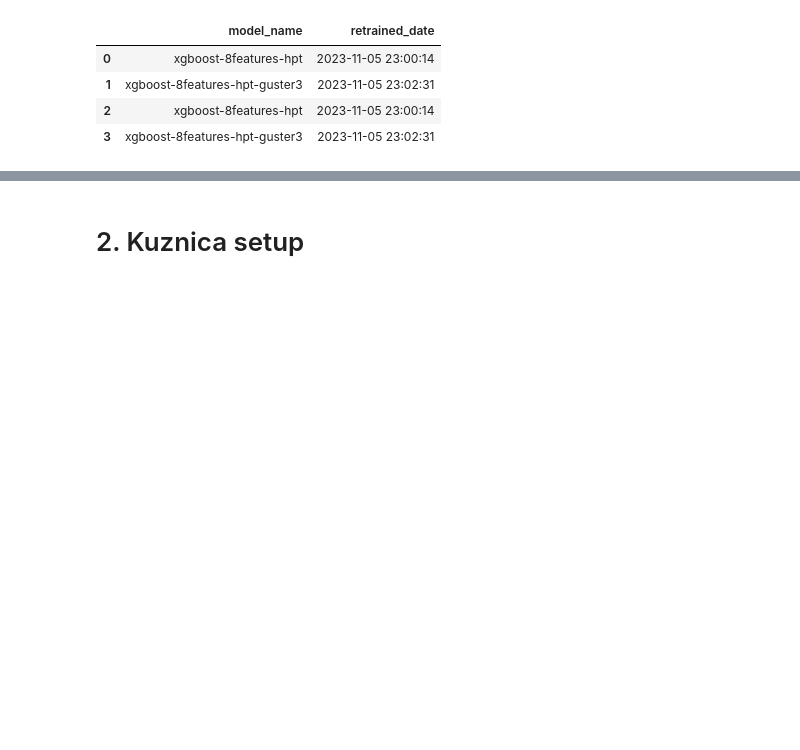
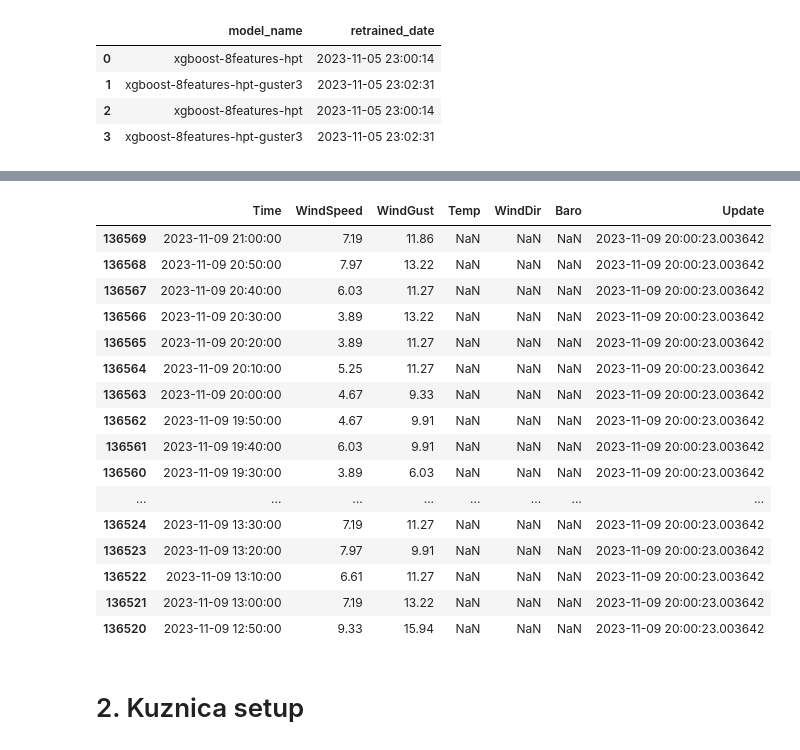
Before and after one commit to KrystianPi/WindPRO, a Jupyter notebook: notebooks/eda.ipynb, the cells around one changed output, grey strips where cells are left out. Saved outputs shown, nothing was run; the diff lists cells and outputs as text; code cells hidden in the pictures; blank space fills up the shorter version.

```diff
--- a/notebooks/eda.ipynb
+++ b/notebooks/eda.ipynb
@@ -74,3 +74,23 @@ Timestamp('2023-11-07 20:30:00')
+# %%
+df_m.sort_values(by='Time', ascending=False).head(50)
+# %% [output]
+|  | Time | WindSpeed | WindGust | Temp | WindDir | Baro | Update |
+| 136569 | 2023-11-09 21:00:00 | 7.19 | 11.86 | NaN | NaN | NaN | 2023-11-09 20:00:23.003642 |
+| 136568 | 2023-11-09 20:50:00 | 7.97 | 13.22 | NaN | NaN | NaN | 2023-11-09 20:00:23.003642 |
+| 136567 | 2023-11-09 20:40:00 | 6.03 | 11.27 | NaN | NaN | NaN | 2023-11-09 20:00:23.003642 |
+| 136566 | 2023-11-09 20:30:00 | 3.89 | 13.22 | NaN | NaN | NaN | 2023-11-09 20:00:23.003642 |
+| 136565 | 2023-11-09 20:20:00 | 3.89 | 11.27 | NaN | NaN | NaN | 2023-11-09 20:00:23.003642 |
+| 136564 | 2023-11-09 20:10:00 | 5.25 | 11.27 | NaN | NaN | NaN | 2023-11-09 20:00:23.003642 |
+| 136563 | 2023-11-09 20:00:00 | 4.67 | 9.33 | NaN | NaN | NaN | 2023-11-09 20:00:23.003642 |
+| 136562 | 2023-11-09 19:50:00 | 4.67 | 9.91 | NaN | NaN | NaN | 2023-11-09 20:00:23.003642 |
+| 136561 | 2023-11-09 19:40:00 | 6.03 | 9.91 | NaN | NaN | NaN | 2023-11-09 20:00:23.003642 |
+| 136560 | 2023-11-09 19:30:00 | 3.89 | 6.03 | NaN | NaN | NaN | 2023-11-09 20:00:23.003642 |
+| ... | ... | ... | ... | ... | ... | ... | ... |
+| 136524 | 2023-11-09 13:30:00 | 7.19 | 11.27 | NaN | NaN | NaN | 2023-11-09 20:00:23.003642 |
+| 136523 | 2023-11-09 13:20:00 | 7.97 | 9.91 | NaN | NaN | NaN | 2023-11-09 20:00:23.003642 |
+| 136522 | 2023-11-09 13:10:00 | 6.61 | 11.27 | NaN | NaN | NaN | 2023-11-09 20:00:23.003642 |
+| 136521 | 2023-11-09 13:00:00 | 7.19 | 13.22 | NaN | NaN | NaN | 2023-11-09 20:00:23.003642 |
+| 136520 | 2023-11-09 12:50:00 | 9.33 | 15.94 | NaN | NaN | NaN | 2023-11-09 20:00:23.003642 |
 # %%
 df = select_from_rds(query='select * from model_versions')
 # %% [markdown]
```
Also changed, not shown: parts of 9 cells of this notebook, 1 other file.
